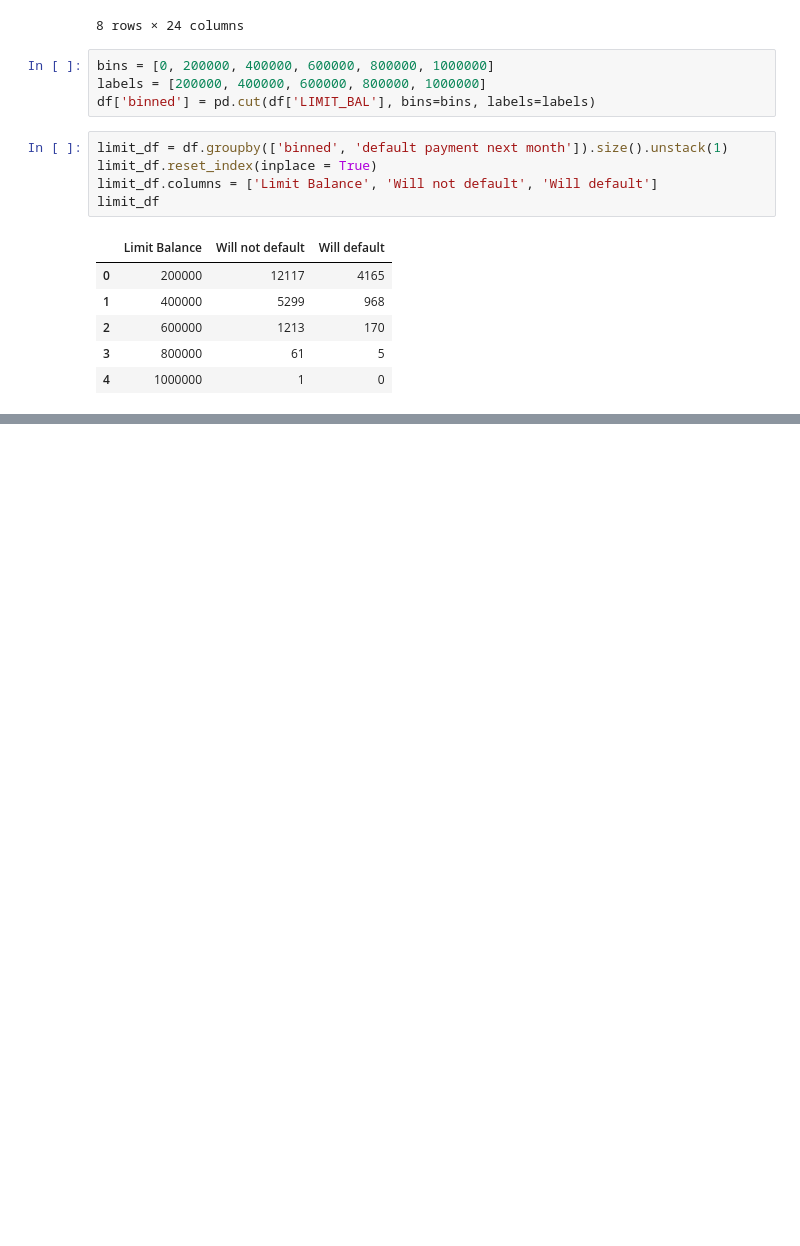
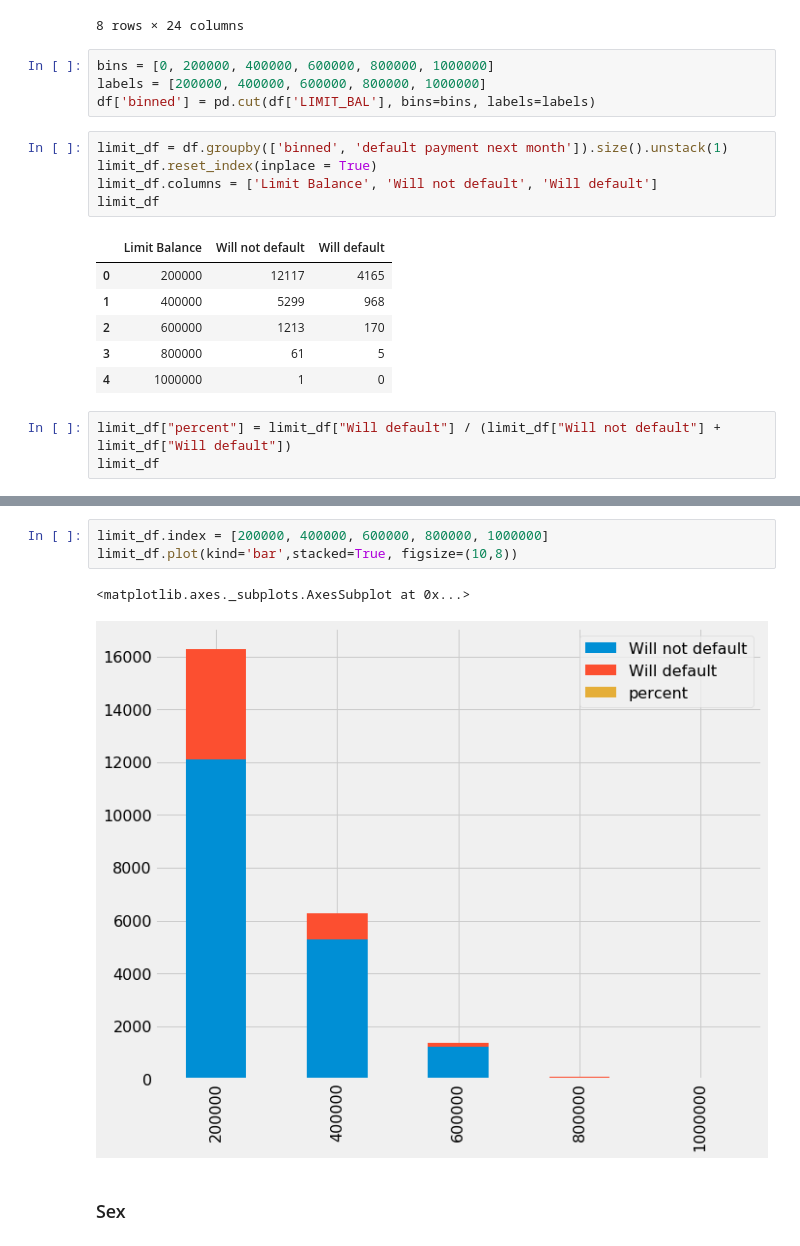
Before and after one commit to emilia329/CreditCard, a Jupyter notebook: EDA.ipynb, the cells around one changed output, grey strips where cells are left out. Cells and saved outputs as stored; diff of their text form; blank space fills up the shorter version.

```diff
--- a/EDA.ipynb
+++ b/EDA.ipynb
@@ -226,3 +226,6 @@ limit_df
 | 2 | 600000 | 1213 | 170 |
 | 3 | 800000 | 61 | 5 |
 | 4 | 1000000 | 1 | 0 |
+# %%
+limit_df["percent"] = limit_df["Will default"] / (limit_df["Will not default"] + limit_df["Will default"])
+limit_df
@@ -228,0 +239,8 @@ limit_df
+# %%
+limit_df.index = [200000, 400000, 600000, 800000, 1000000]
+limit_df.plot(kind='bar',stacked=True, figsize=(10,8))
+# %% [output]
+<matplotlib.axes._subplots.AxesSubplot at 0x...>
+[figure, added]
+# %% [markdown]
+### Sex
```
Also changed, not shown: parts of 1 cell of this notebook.
